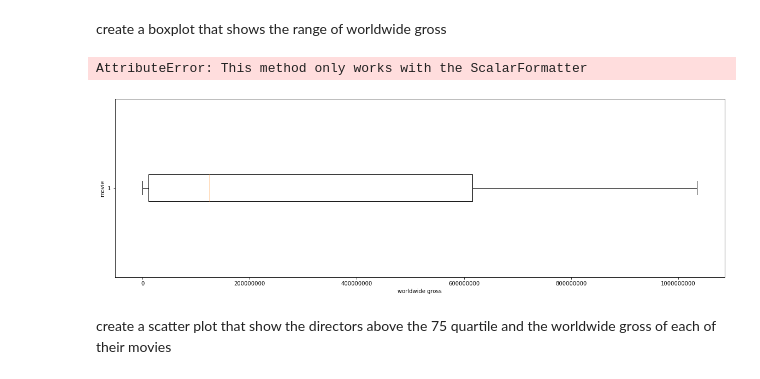
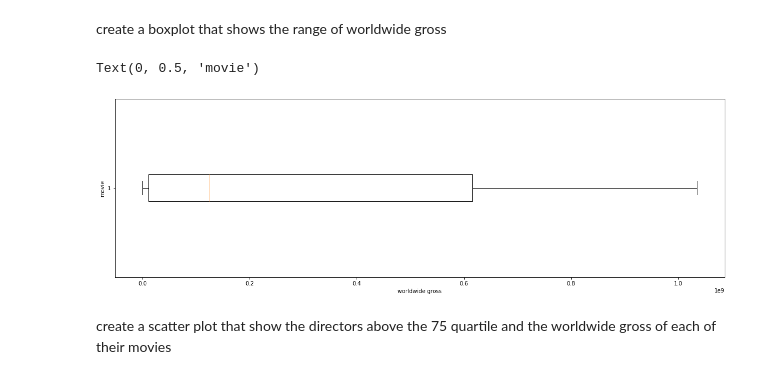
Before and after one commit to mahanabba/Pod_3_Capstone, a Jupyter notebook: sage_notebook.ipynb, the cells around one changed output. Saved outputs shown, nothing was run; the diff lists cells and outputs as text; code cells hidden in the pictures.

```diff
--- a/sage_notebook.ipynb
+++ b/sage_notebook.ipynb
@@ -498,12 +479,11 @@ create a boxplot that shows the range of worldwide gross
 # %%
 plt.boxplot(wwg_directors["worldwide_gross"], vert=False)
 plt.rcParams["figure.figsize"] = (10,6)
 plt.xlabel("worldwide gross")
 plt.ylabel("movie")
-plt.ticklabel_format(style="plain")
 # %% [output]
-AttributeError: This method only works with the ScalarFormatter
+Text(0, 0.5, 'movie')
-[figure, old version]
+[figure, new version]
 # %% [markdown]
 create a scatter plot that show the directors above the 75 quartile and the worldwide gross of each of their movies
 # %%
```
Also changed, not shown: parts of 5 cells of this notebook, 1 other file.
